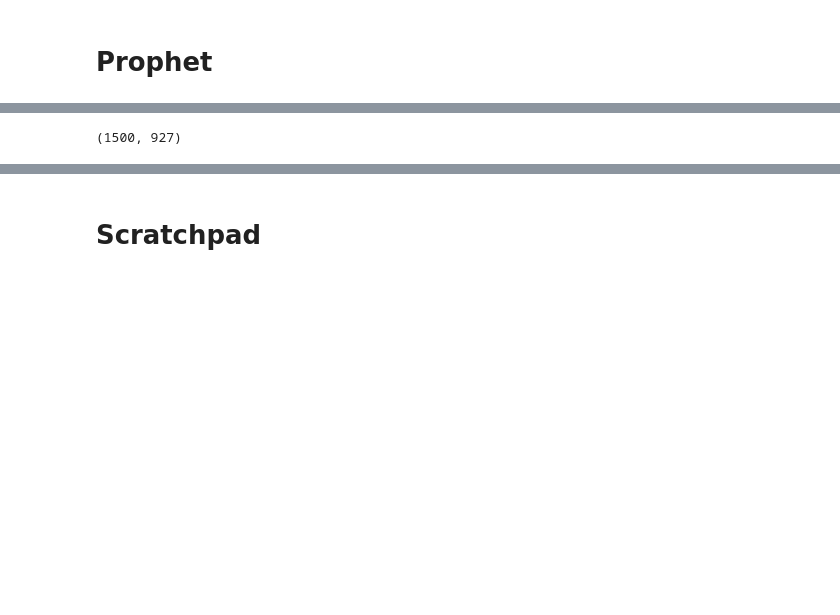
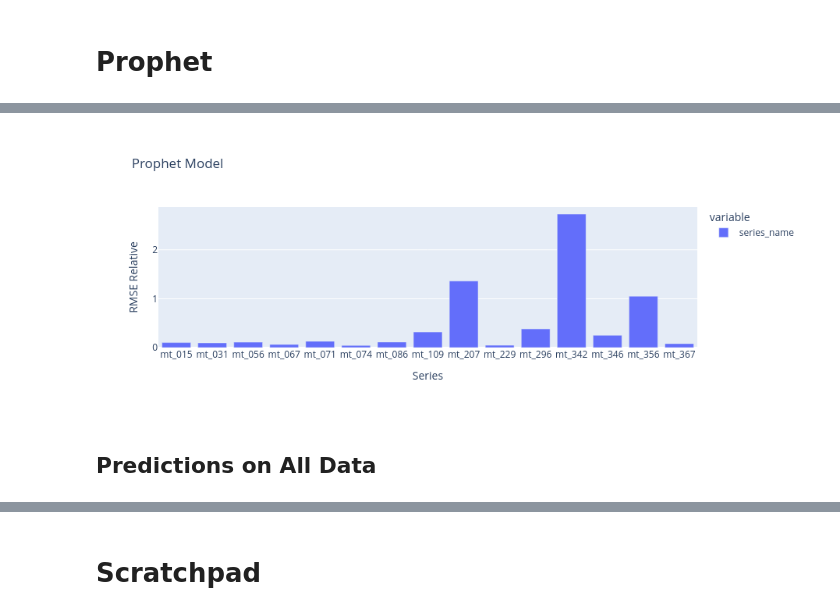
Before and after one commit to def-mycroft/zero-time-series-demo, a Jupyter notebook: notebooks/dev.ipynb, the cells around one changed output, grey strips where cells are left out. Cells and saved outputs as stored; diff of their text form; code cells hidden in the pictures; blank space fills up the shorter version.

```diff
--- a/notebooks/dev.ipynb
+++ b/notebooks/dev.ipynb
@@ -86,5 +84,18 @@ fig
-# %%
-x = hp.fig_to_pil(fig)
-x.size
-# %% [output]
-(1500, 927)
+# %%
+from plotly import express as exp
+
+def plot_samples(models, title=''):
+    d = dict([(models[x].title, models[x].rmse_relative) for x in SAMPLE_COLS])
+    d = pd.DataFrame.from_dict(d, orient='index')
+    d.columns = ['series_name']
+    d = d.reindex(list(sorted(d.index)))
+    fig = exp.bar(d, title=title)
+    fig.update_xaxes(title_text='Series')
+    fig.update_yaxes(title_text='RMSE Relative')
+    return fig
+# %%
+plot_samples(models, title='Prophet Model')
+# %% [output]
+[figure, added]
+# %% [markdown]
+## Predictions on All Data
```
Also changed, not shown: parts of 10 cells of this notebook, 1 other file.
